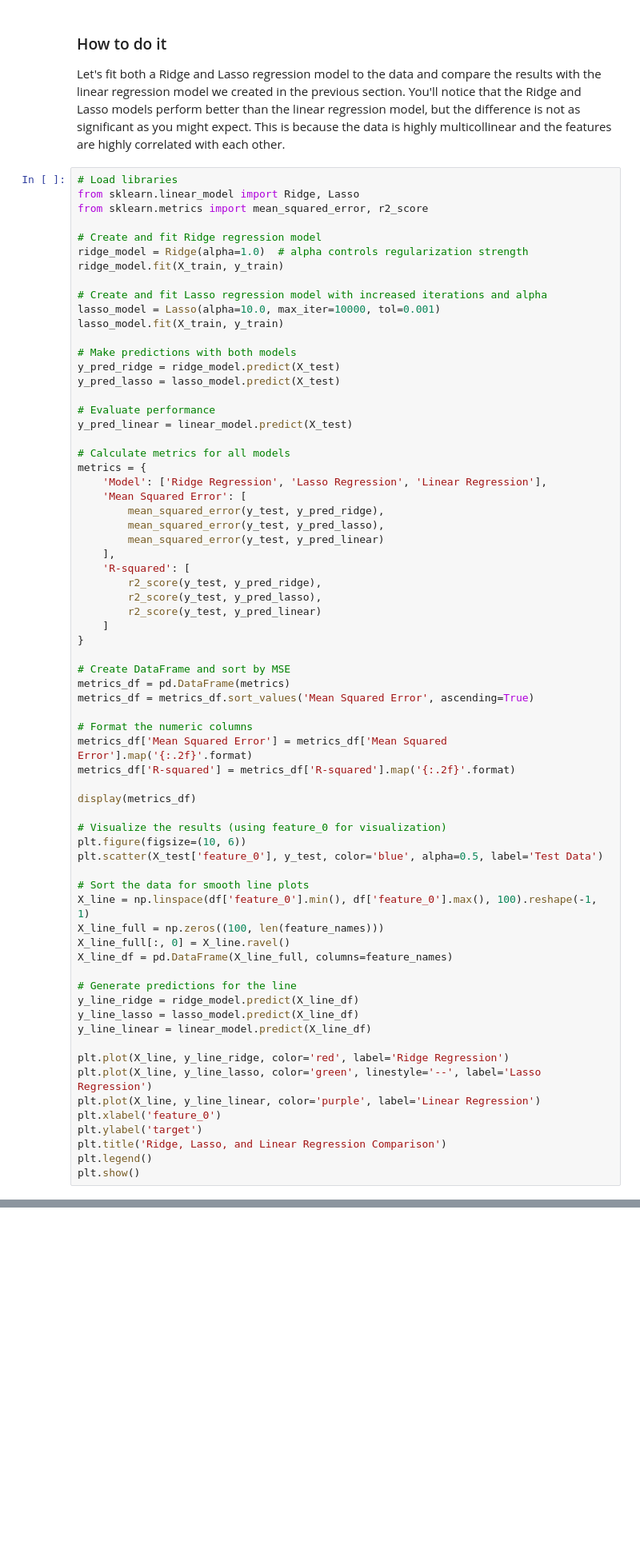
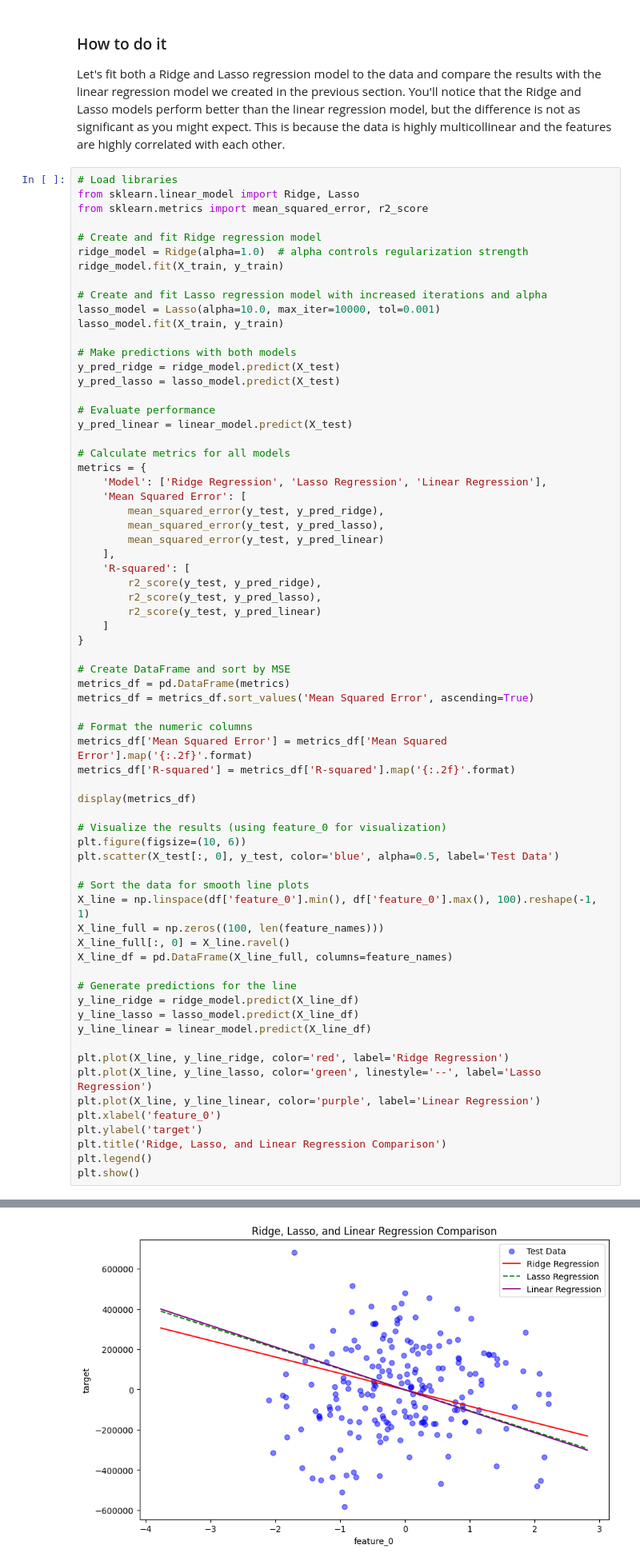
Before and after one commit to PacktPublishing/Scikit-Learn-Cookbook-Third-Edition, a Jupyter notebook: Chapter 5 Linear Models and Regularization.ipynb, the cells around one changed output, grey strips where cells are left out. Shown at 80% size. Cells and saved outputs as stored; diff of their text form; blank space fills up the shorter version.

```diff
--- a/Chapter 5 Linear Models and Regularization.ipynb
+++ b/Chapter 5 Linear Models and Regularization.ipynb
@@ -147,7 +153,7 @@ display(metrics_df)
 
 # Visualize the results (using feature_0 for visualization)
 plt.figure(figsize=(10, 6))
-plt.scatter(X_test['feature_0'], y_test, color='blue', alpha=0.5, label='Test Data')
+plt.scatter(X_test[:, 0], y_test, color='blue', alpha=0.5, label='Test Data')
 
 # Sort the data for smooth line plots
 X_line = np.linspace(df['feature_0'].min(), df['feature_0'].max(), 100).reshape(-1, 1)
@@ -168,3 +174,4 @@ plt.ylabel('target')
 plt.title('Ridge, Lasso, and Linear Regression Comparison')
 plt.legend()
 plt.show()
+# %% [output]
@@ -171,3 +182,4 @@ plt.show()
+[figure, added]
 # %% [markdown]
 ## ElasticNet and Regularization
 
```
Also changed, not shown: parts of 3 cells of this notebook.
